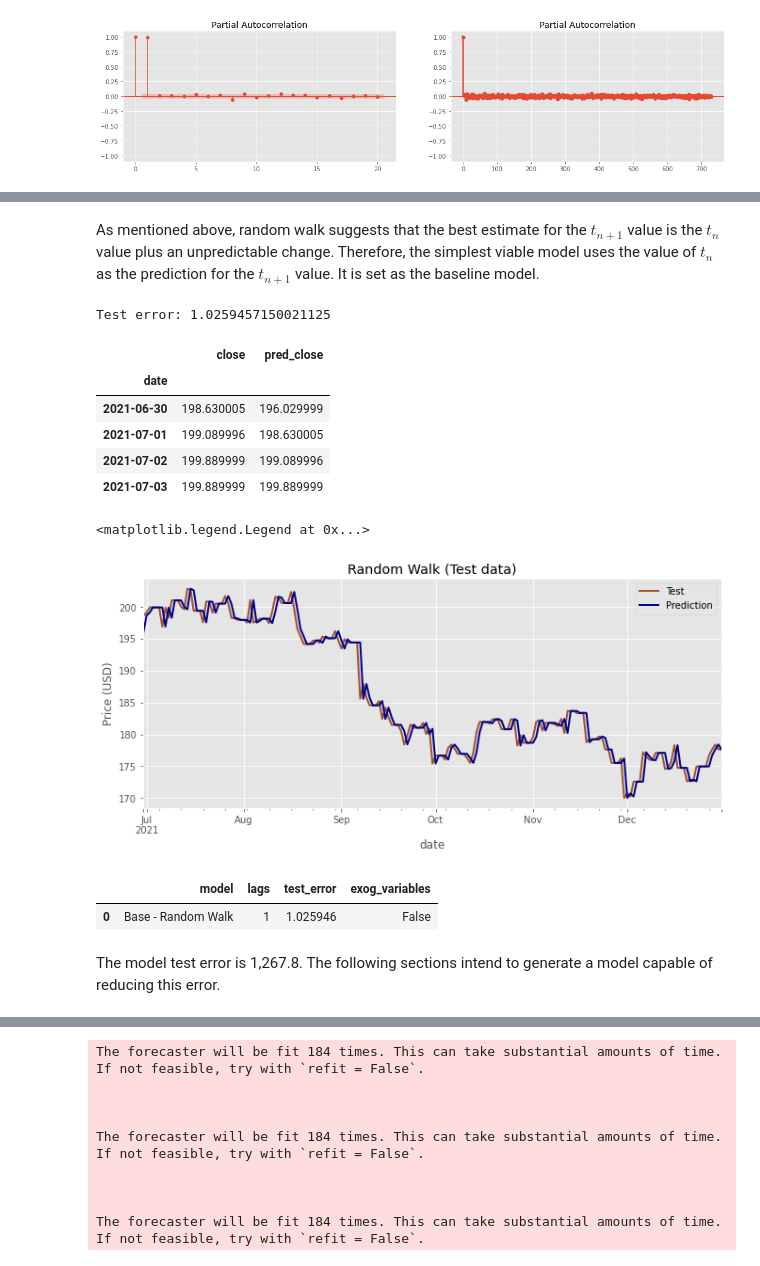
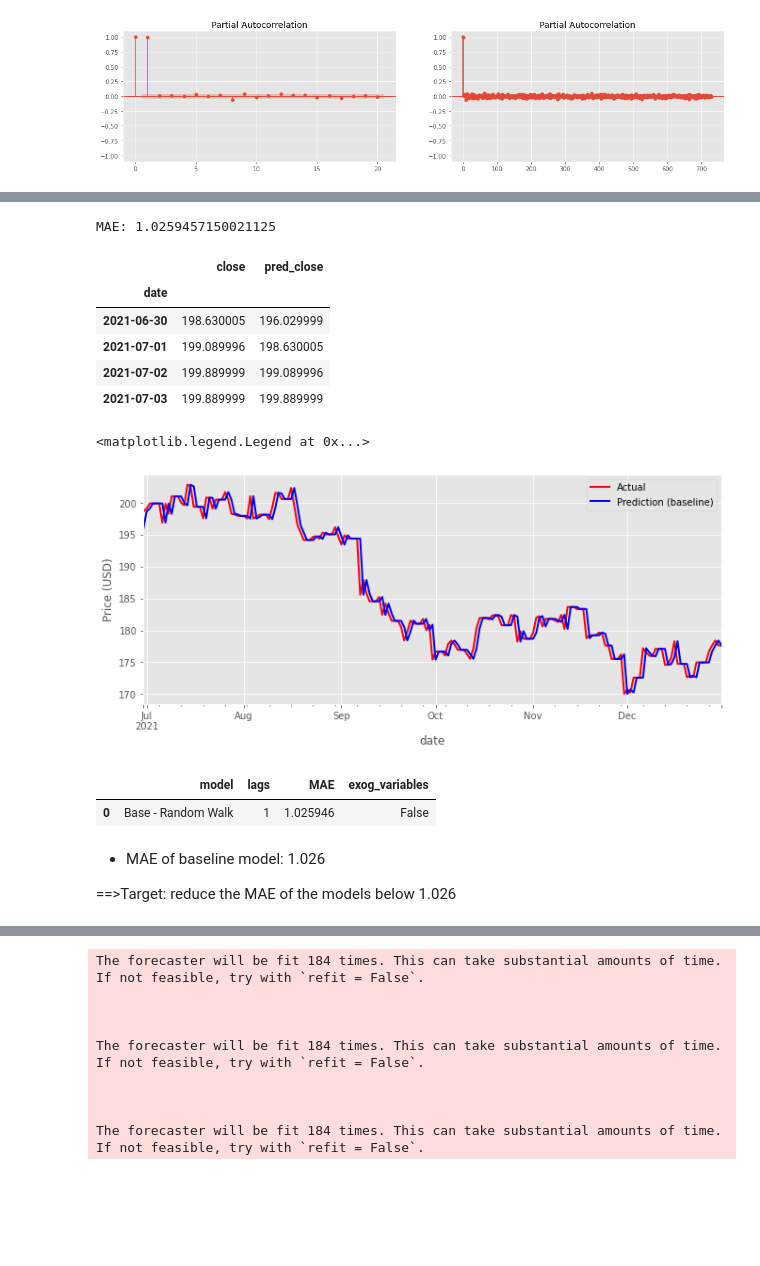
Before and after one commit to haison19952013/Sklearn-forecast-application, a Jupyter notebook: forecasting-SP500-MMM-ML-python.ipynb, the cells around one changed output, grey strips where cells are left out. Cells and saved outputs as stored; diff of their text form; code cells hidden in the pictures; blank space fills up the shorter version.

```diff
--- a/forecasting-SP500-MMM-ML-python.ipynb
+++ b/forecasting-SP500-MMM-ML-python.ipynb
@@ -475,5 +443,3 @@ Test dates           : 2021-06-30 00:00:00 --- 2021-12-31 00:00:00  (n=129)
-# %% [markdown]
-As mentioned above, random walk suggests that the best estimate for the $t_{n+1}$ value is the $t_{n}$ value plus an unpredictable change. Therefore, the simplest viable model uses the value of $t_{n}$ as the prediction for the $t_{n+1}$ value. It is set as the baseline model.
 # %%
 # Random walk simulation
 # ==============================================================================
@@ -484,12 +450,12 @@ df_rw['pred_close'] = df_rw['close'].shift(1)
 # ==============================================================================
 y_true = df_rw.loc[end_train:, 'close']
 y_pred = df_rw.loc[end_train:, 'pred_close']
-metric = mean_absolute_error(y_true, y_pred)
+MAE = mean_absolute_error(y_true, y_pred)
 
-print(f'Test error: {metric}')
+print(f'MAE: {MAE}')
 display(df_rw.loc[end_train:,].head(4))
 # %% [output]
-Test error: 1.0259457150021125
+MAE: 1.0259457150021125
 |  | close | pred_close |
 | date |  |  |
 | 2021-06-30 | 198.630005 | 196.029999 |
@@ -499,28 +465,29 @@ Test error: 1.0259457150021125
 # %%
 # Plot
 # ==============================================================================
 fig, ax = plt.subplots(figsize=(11, 4.5))
-df_rw.loc[end_train:, 'close'].plot(ax=ax, linewidth=2, label='Test',
-                                    c='sienna')
-df_rw.loc[end_train:, 'pred_close'].plot(ax=ax, linewidth=2, label='Prediction',
-                                    c='darkblue')
-ax.set_title('Random Walk (Test data)')
+df_rw.loc[end_train:, 'close'].plot(ax=ax, linewidth=2, label='Actual',
+                                    c='red')
+df_rw.loc[end_train:, 'pred_close'].plot(ax=ax, linewidth=2, label='Prediction (baseline)',
+                                    c='blue')
 ax.set_ylabel('Price (USD)')
 ax.legend()
 # %% [output]
 <matplotlib.legend.Legend at 0x...>
-[figure, old version]
+[figure, new version]
 # %%
 # DataFrame models' test error
 # ==============================================================================
 df_errors = pd.DataFrame({'model': 'Base - Random Walk', 'lags': 1,
-                          'test_error': metric, 'exog_variables': False},
+                          'MAE': MAE, 'exog_variables': False},
                          index=[0])
 df_errors
 # %% [output]
-|  | model | lags | test_error | exog_variables |
+|  | model | lags | MAE | exog_variables |
 | 0 | Base - Random Walk | 1 | 1.025946 | False |
 # %% [markdown]
-The model test error is 1,267.8. The following sections intend to generate a model capable of reducing this error.
+- MAE of baseline model: 1.026
+
+==>Target: reduce the MAE of the models below 1.026
 # %% [markdown]
 ## Recursive autoregressive forecaster
```
Also changed, not shown: parts of 34 cells of this notebook, 1 other file.
